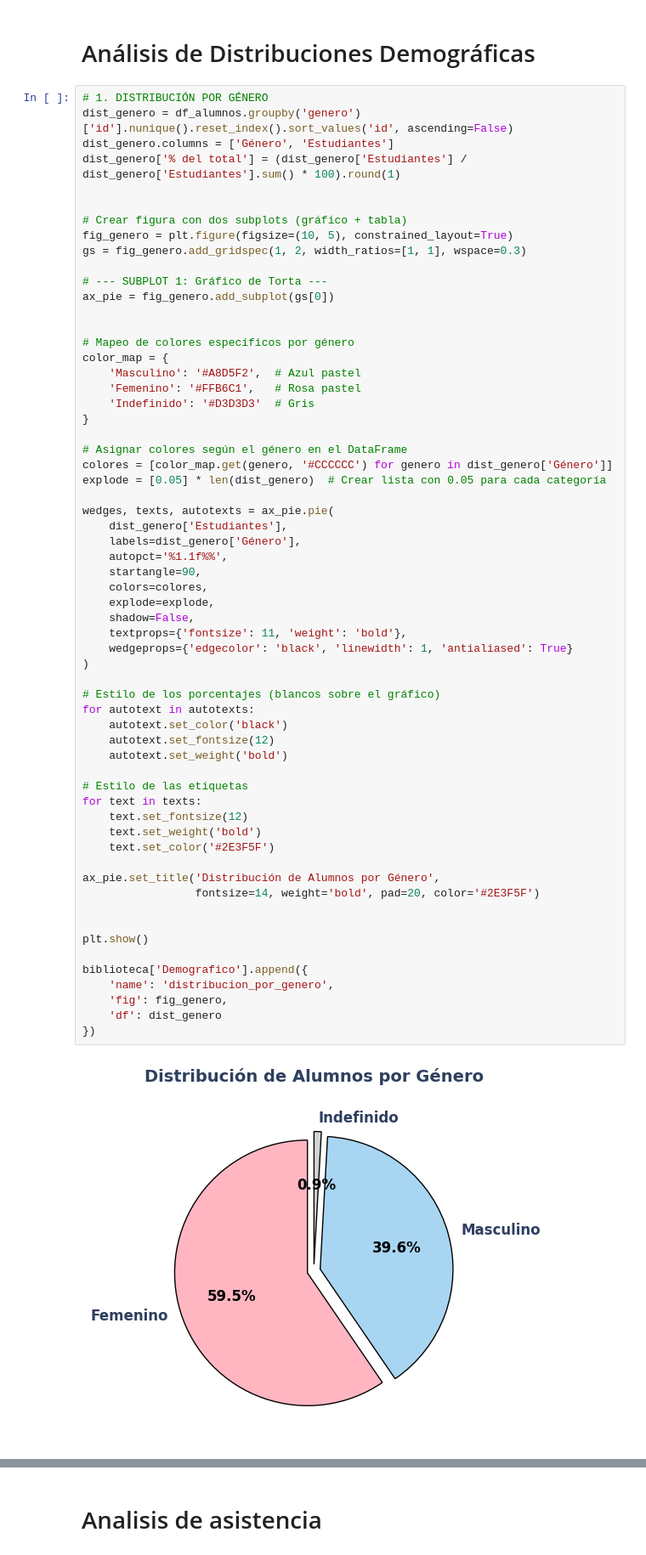
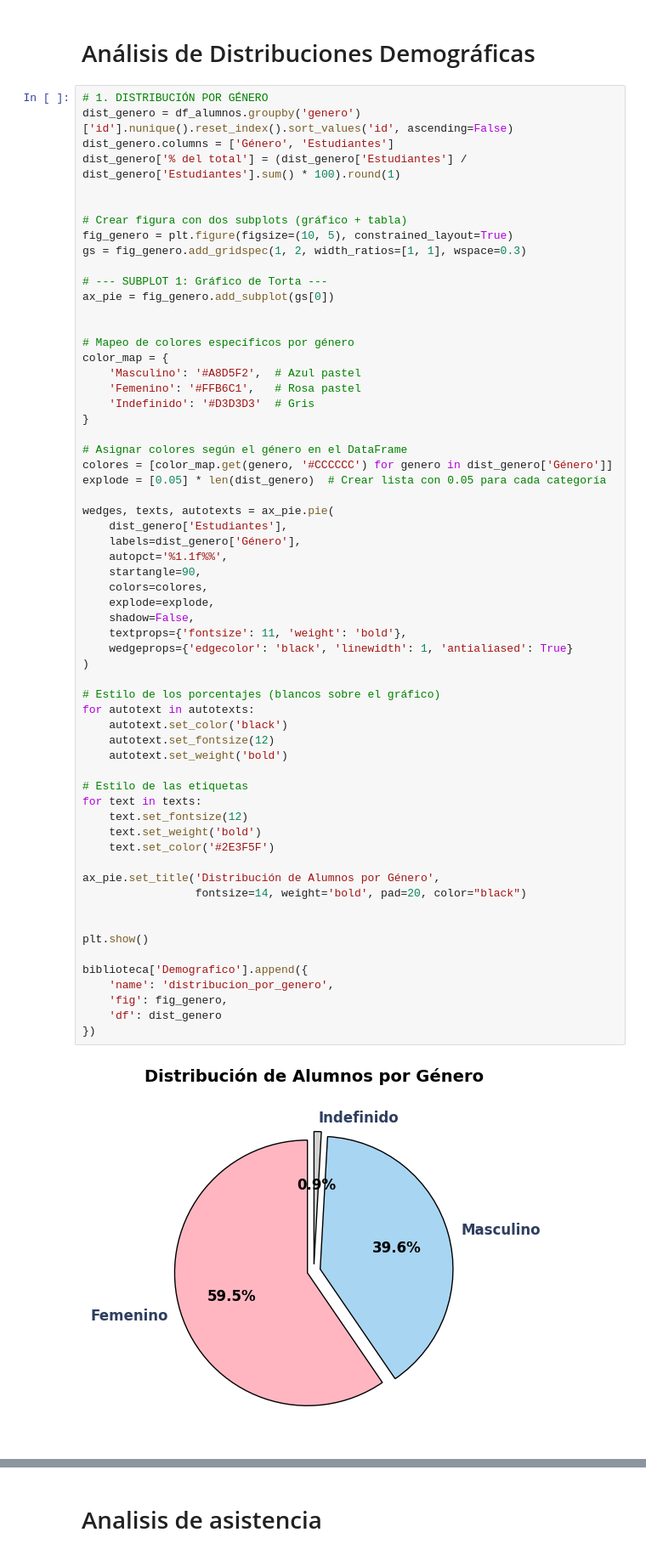
Before and after one commit to Crack-The-Code-Data/Resumen-automatico-de-cierre-de-proyectos, a Jupyter notebook: Notebook.ipynb, the cells around one changed output, grey strips where cells are left out. Shown at 85% size. Saved outputs shown, nothing was run; the diff lists cells and outputs as text.

```diff
--- a/Notebook.ipynb
+++ b/Notebook.ipynb
@@ -1534,35 +1539,35 @@ wedges, texts, autotexts = ax_pie.pie(
     colors=colores,
     explode=explode,
     shadow=False,
     textprops={'fontsize': 11, 'weight': 'bold'},
     wedgeprops={'edgecolor': 'black', 'linewidth': 1, 'antialiased': True}
 )
 
 # Estilo de los porcentajes (blancos sobre el gráfico)
 for autotext in autotexts:
     autotext.set_color('black')
     autotext.set_fontsize(12)
     autotext.set_weight('bold')
 
 # Estilo de las etiquetas
 for text in texts:
     text.set_fontsize(12)
     text.set_weight('bold')
     text.set_color('#2E3F5F')
 
 ax_pie.set_title('Distribución de Alumnos por Género',
-                 fontsize=14, weight='bold', pad=20, color='#2E3F5F')
+                 fontsize=14, weight='bold', pad=20, color="black")
 
 
 plt.show()
 
 biblioteca['Demografico'].append({
     'name': 'distribucion_por_genero',
     'fig': fig_genero,
     'df': dist_genero
 })
 # %% [output]
-[figure, old version]
+[figure, new version]
 # %%
 # 2. DISTRIBUCIÓN POR RANGO DE EDAD
 def categorizar_edad(edad):
```
Also changed, not shown: parts of 21 cells of this notebook, 2 other files.
